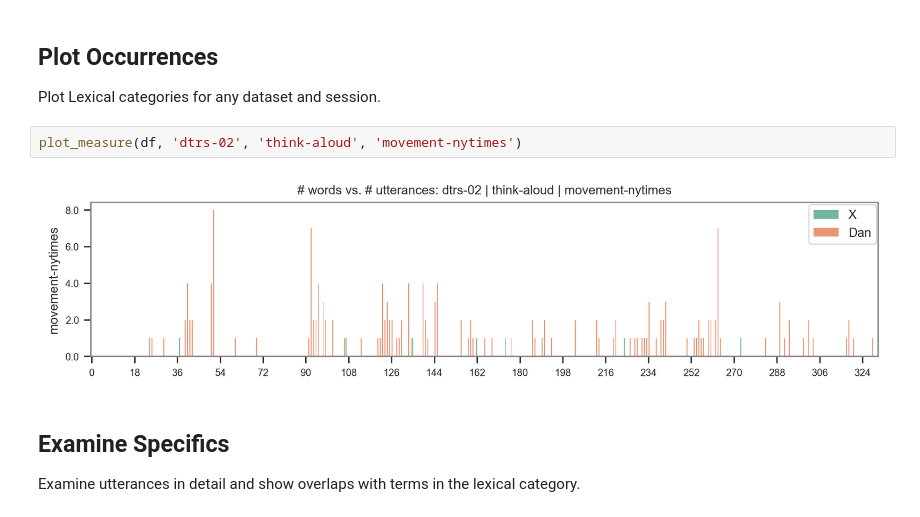
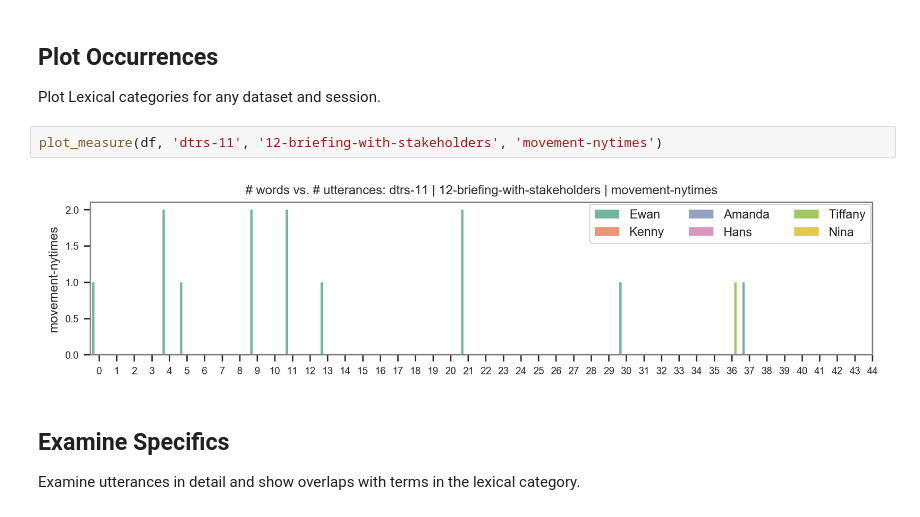
Before and after one commit to senthilchandrasegaran/dtrs_analysis, a Jupyter notebook: empath_analysis.ipynb, the cells around one changed output. Cells and saved outputs as stored; diff of their text form.

Commit message:
update liwc count and add plots

```diff
--- a/empath_analysis.ipynb
+++ b/empath_analysis.ipynb
@@ -240,9 +240,9 @@ df_data[df_data['dataset'] == 'dtrs-11'].sort_values('session')
 ## Plot Occurrences
 Plot Lexical categories for any dataset and session.
 # %%
-plot_measure(df, 'dtrs-02', 'think-aloud', 'movement-nytimes')
+plot_measure(df, 'dtrs-11', '12-briefing-with-stakeholders', 'movement-nytimes')
 # %% [output]
-[figure, old version]
+[figure, new version]
 # %% [markdown]
 ## Examine Specifics
 Examine utterances in detail and show overlaps with terms in the lexical category.
```
Also changed, not shown: parts of 1 cell of this notebook, 4 other files.
